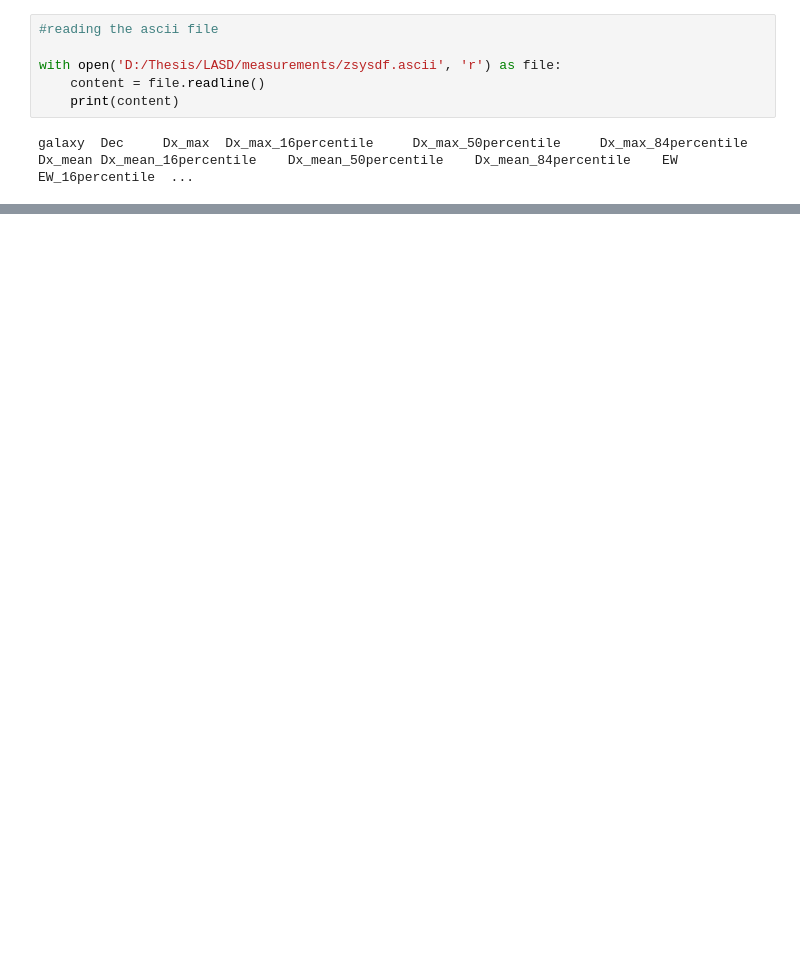
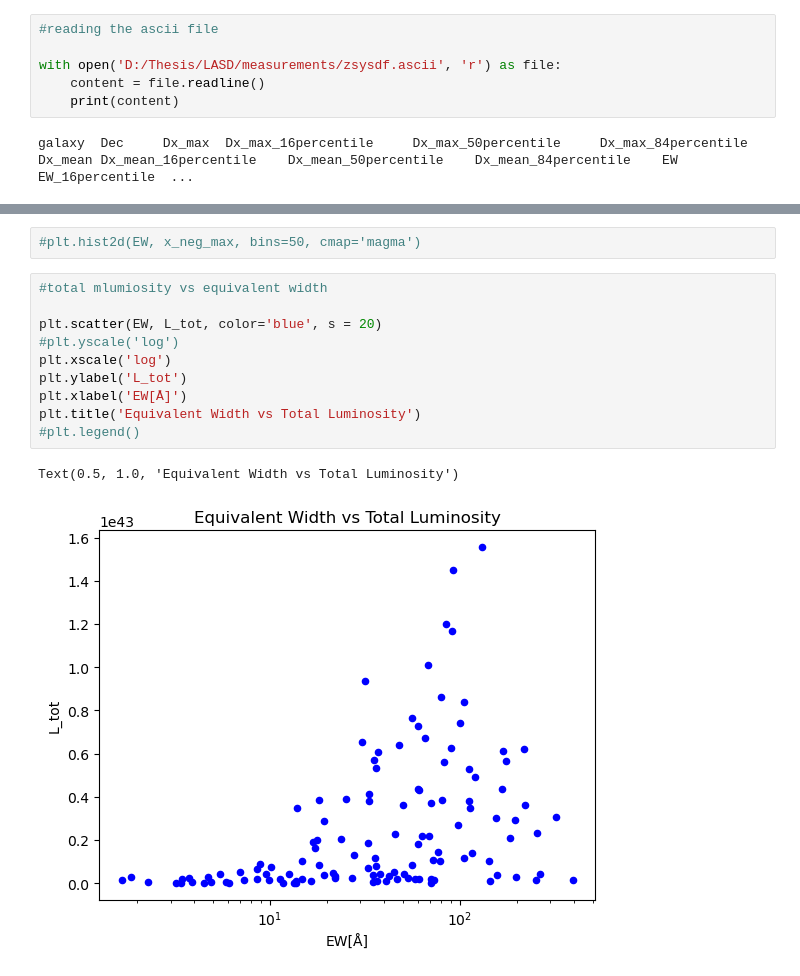
Before and after one commit to GGitanjali/Master-Thesis, a Jupyter notebook: LASD/correlation plots.ipynb, the cells around one changed output, grey strips where cells are left out. Saved outputs shown, nothing was run; the diff lists cells and outputs as text; blank space fills up the shorter version.

```diff
--- a/LASD/correlation plots.ipynb
+++ b/LASD/correlation plots.ipynb
@@ -133,0 +170,15 @@ plt.show()
+# %%
+#plt.hist2d(EW, x_neg_max, bins=50, cmap='magma')
+# %%
+#total mlumiosity vs equivalent width
+
+plt.scatter(EW, L_tot, color='blue', s = 20)
+#plt.yscale('log')
+plt.xscale('log')
+plt.ylabel('L_tot')
+plt.xlabel('EW[Å]')
+plt.title('Equivalent Width vs Total Luminosity')
+#plt.legend()
+# %% [output]
+Text(0.5, 1.0, 'Equivalent Width vs Total Luminosity')
+[figure, added]
```
Also changed, not shown: parts of 7 cells of this notebook, 7 other files.
